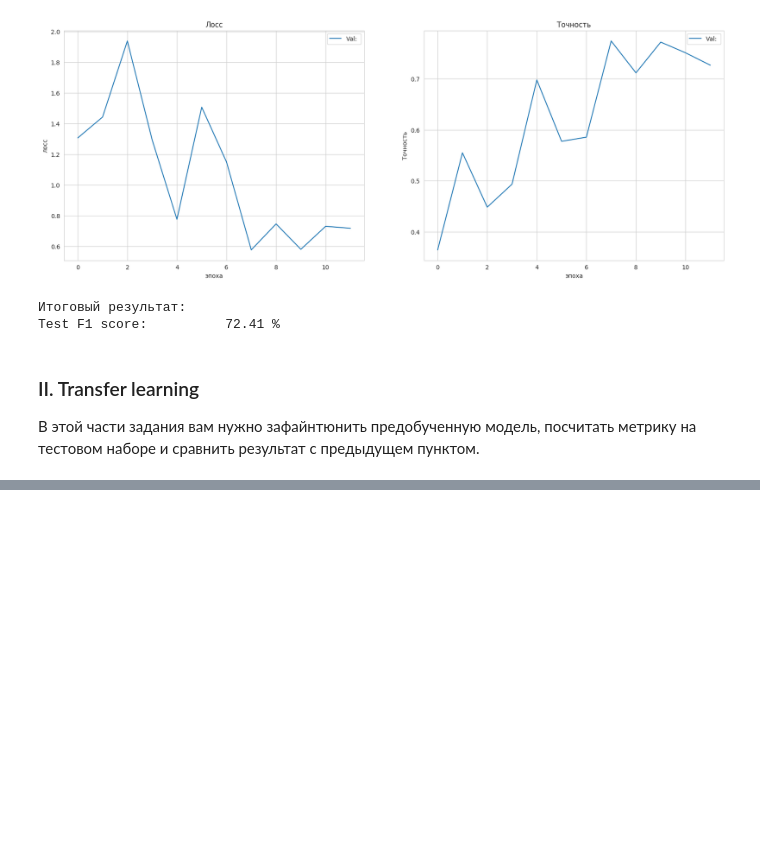
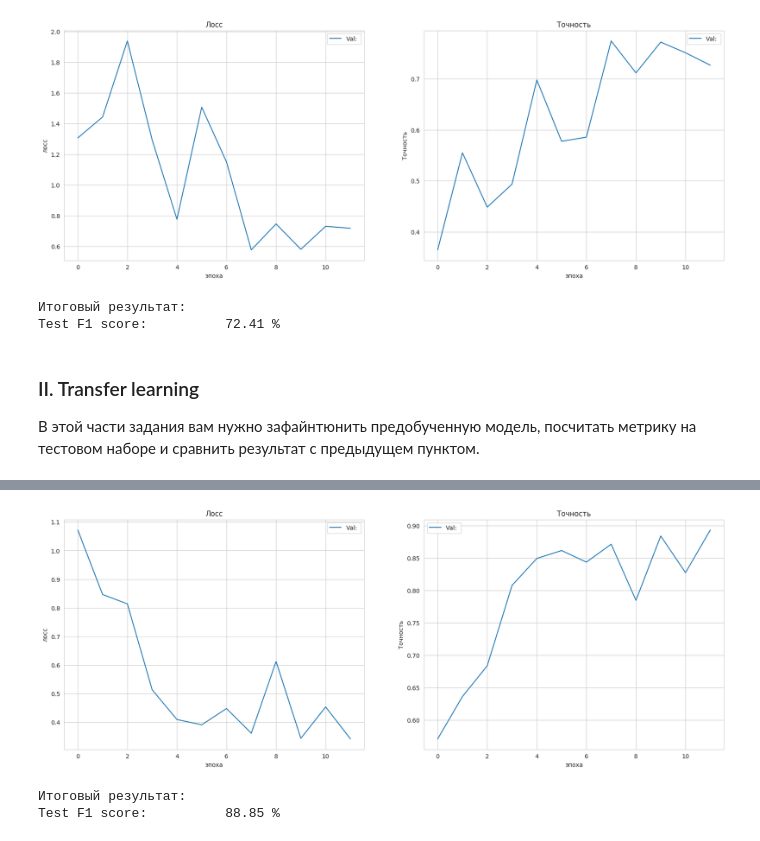
Before and after one commit to NMashalov/2023_OpenMipt_course, a Jupyter notebook: lesson3/ДЗ_3.ipynb, the cells around one changed output, grey strips where cells are left out. Saved outputs shown, nothing was run; the diff lists cells and outputs as text; code cells hidden in the pictures; blank space fills up the shorter version.

```diff
--- a/lesson3/ДЗ_3.ipynb
+++ b/lesson3/ДЗ_3.ipynb
@@ -636,0 +636,3 @@ Test F1 score:          72.41 %
+# %%
+from torchvision.models import efficientnet_b0
+model = efficientnet_b0()
@@ -636,0 +671,14 @@ Test F1 score:          72.41 %
+# %%
+from torchvision.transforms import v2
+
+train_transform = transforms.Compose([
+    v2.Resize((224,224)),
+    v2.RandomHorizontalFlip(p=0.5),
+    v2.ToTensor()
+])
+
+
+val_transform = transforms.Compose([
+    v2.Resize((224,224)),
+    v2.ToTensor()
+])
@@ -636,0 +691,24 @@ Test F1 score:          72.41 %
+# %%
+train_dataset = torchvision.datasets.ImageFolder(TRAIN_DIR, transform=train_transform)
+val_dataset = torchvision.datasets.ImageFolder(VAL_DIR, transform=val_transform)
+# %%
+batch_size = 16
+
+device = "cuda" if torch.cuda.is_available() else "cpu"
+train_batch_gen = torch.utils.data.DataLoader(train_dataset, batch_size=batch_size, shuffle=True)
+val_batch_gen   = torch.utils.data.DataLoader(val_dataset,   batch_size=batch_size, shuffle=False)
+
+criterion = nn.CrossEntropyLoss()
+
+model.to(device)
+
+optimizer = torch.optim.Adam(model.parameters(), lr=1e-3)
+
+model , history = train(
+    model, criterion, optimizer,
+    train_batch_gen, val_batch_gen,
+    num_epochs=12,
+    device=device,
+    plot_true = False,
+    #scheduler=scheduler
+)
@@ -636,0 +733,32 @@ Test F1 score:          72.41 %
+# %%
+plot_learning_curves(history)
+# %% [output]
+[figure, added]
+# %%
+test_loader = torch.utils.data.DataLoader(val_dataset,   batch_size=batch_size, shuffle=False, )
+@torch.no_grad()
+def eval_test(
+    model,
+    test_batch_gen,
+):
+    pred = []
+    targets=[]
+    soft = nn.Softmax(dim=1)
+    # На каждой "эпохе" делаем полный проход по данным
+    model.eval()
+    for X_batch,y in test_batch_gen:
+        # Обучаемся на батче (одна "итерация" обучения нейросети)
+        X_batch = X_batch.to(device)
+        targets.extend(y.tolist())
+        # Логиты на выходе модели
+        pred.extend(soft(model(X_batch)).cpu().tolist())
+
+    return pred,targets
+pred,targets = eval_test(model,test_loader)
+from sklearn.metrics import f1_score
+test_f1_score = f1_score(targets, np.argmax(np.array(pred),axis=1),average='macro')
+print("Итоговый результат:")
+print("Test F1 score:\t\t{:.2f} %".format(test_f1_score * 100))
+# %% [output]
+Итоговый результат:
+Test F1 score:          88.85 %
```
Also changed, not shown: parts of 9 cells of this notebook.
